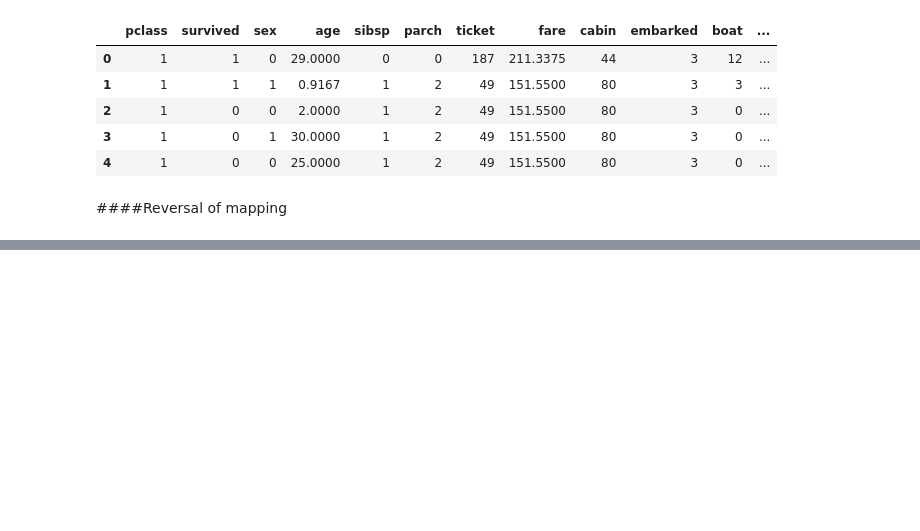
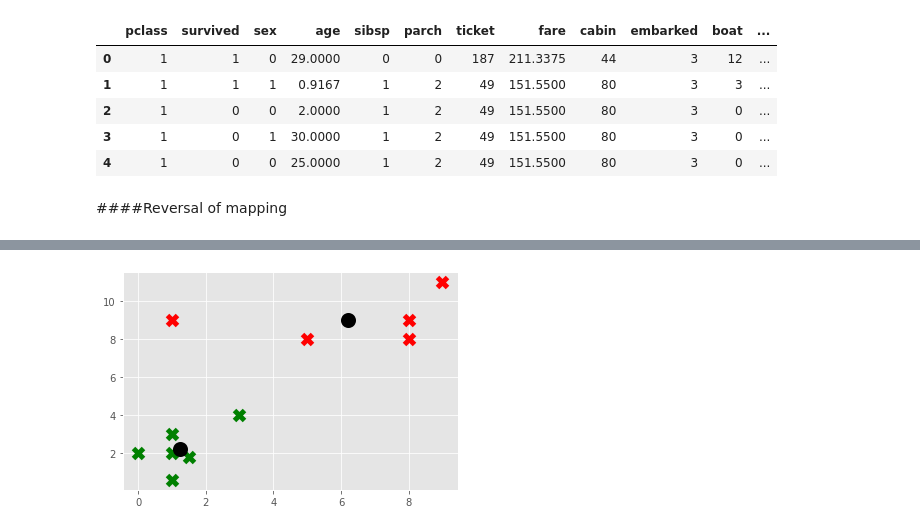
Before and after one commit to leadeeerq/machine-learning, a Jupyter notebook: ML_KMeans_Titanic.ipynb, the cells around one changed output, grey strips where cells are left out. Saved outputs shown, nothing was run; the diff lists cells and outputs as text; code cells hidden in the pictures; blank space fills up the shorter version.

```diff
--- a/ML_KMeans_Titanic.ipynb
+++ b/ML_KMeans_Titanic.ipynb
@@ -190,0 +349,9 @@ df.head()
+# %%
+for point in range(len(Z)):
+  result = y_kmeans[point]
+  plt.scatter(Z[point][0], Z[point][1], color = colors[result], marker = 'x', s=100, linewidth = 5)
+plt.scatter(kmeans.cluster_centers_[:, 0], kmeans.cluster_centers_[:, 1], marker = 'o', color = 'k', s=100, linewidths = 5)
+
+plt.show()
+# %% [output]
+[figure, added]
```
Also changed, not shown: parts of 30 cells of this notebook.
